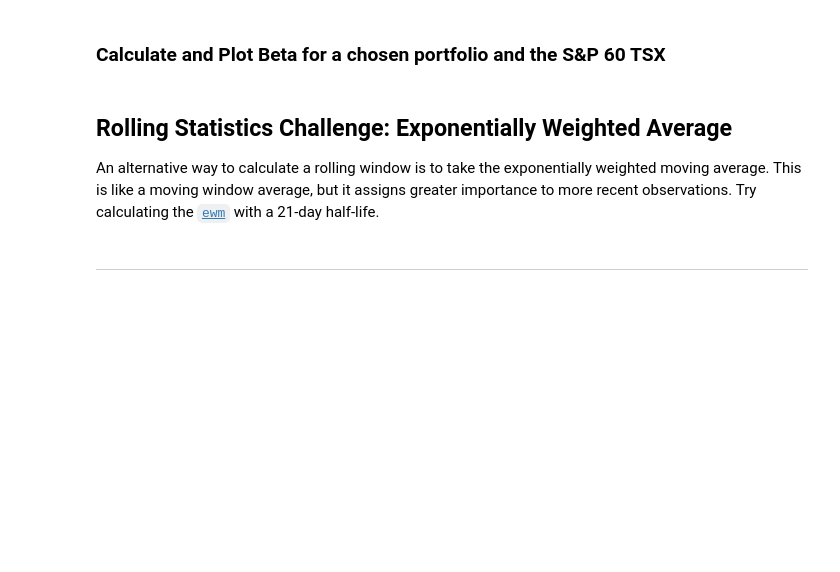
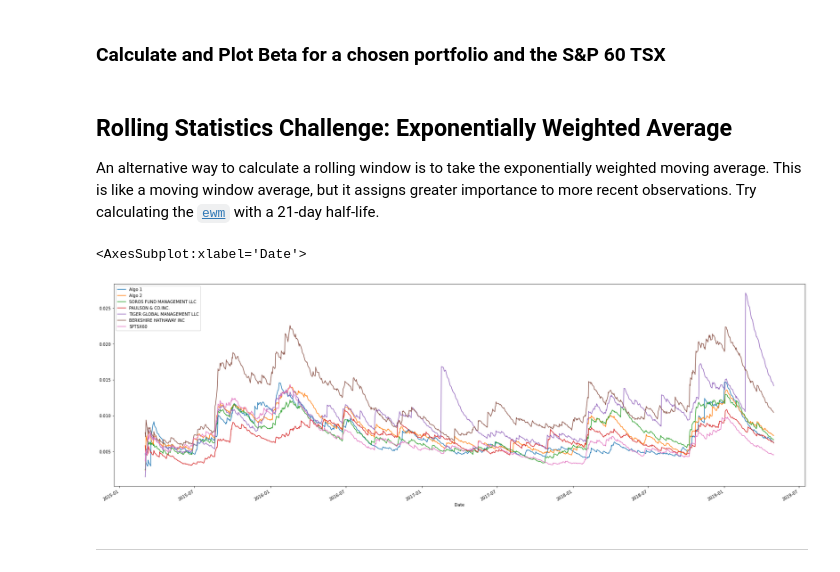
Before and after one commit to MoBerr/A-Whale-Off-the-Port-folio-, a Jupyter notebook: whale_analysis.ipynb, the cells around one changed output. Drawn from its saved outputs; the diff is of its cells as text; code cells hidden in the pictures; blank space fills up the shorter version.

```diff
--- a/whale_analysis.ipynb
+++ b/whale_analysis.ipynb
@@ -199,6 +190,11 @@ daily_returns.head()
 | 2012-10-09 | -0.011709 |
 # %%
 # Rename `Close` Column to be specific to this portfolio.
+daily_returns = daily_returns.rename(columns={
+    'Close':'SPTSX60'
+})
+
+daily_returns.head()
 # %% [markdown]
 ## Combine Whale, Algorithmic, and S&P TSX 60 Returns
 # %%
@@ -328,6 +335,11 @@ Risk changes over time. Analyze the rolling statistics for Risk and Beta.
 An alternative way to calculate a rolling window is to take the exponentially weighted moving average. This is like a moving window average, but it assigns greater importance to more recent observations. Try calculating the [`ewm`](https://pandas.pydata.org/pandas-docs/stable/reference/api/pandas.DataFrame.ewm.html) with a 21-day half-life.
 # %%
 # Use `ewm` to calculate the rolling window
+
+returns.ewm(halflife=21).std().plot(figsize=(30,10))
+# %% [output]
+<AxesSubplot:xlabel='Date'>
+[figure, added]
 # %% [markdown]
 ---
 # %% [markdown]
```
Also changed, not shown: parts of 36 cells of this notebook, 7 other files.
